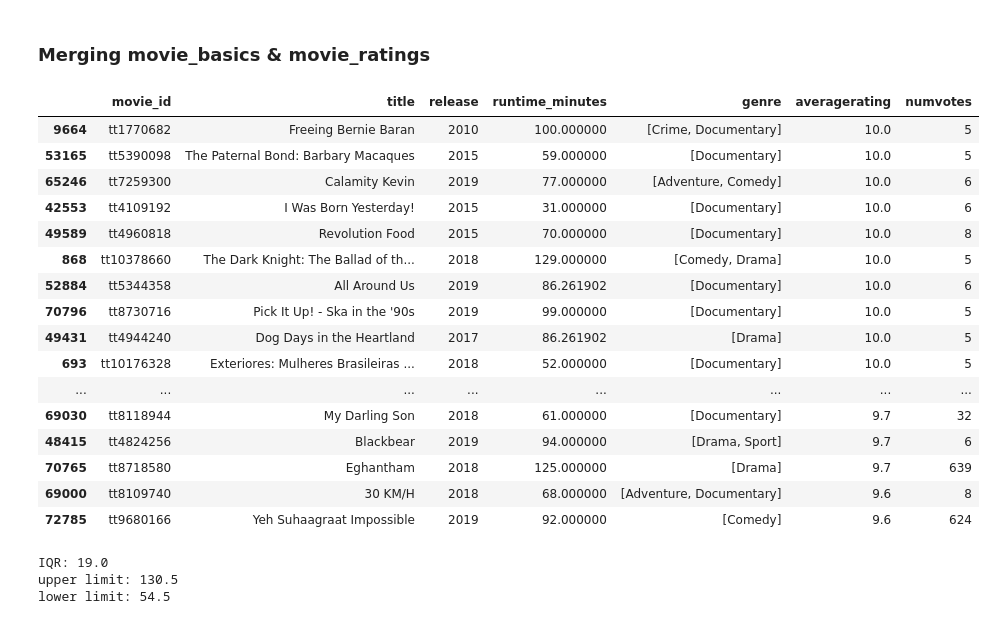
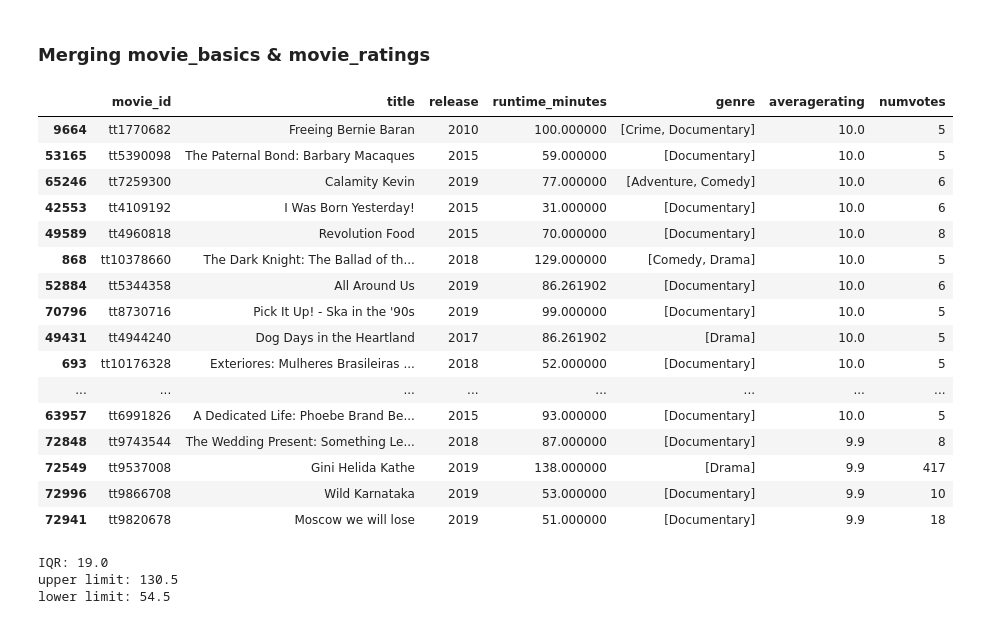
Before and after one commit to EKiplimo/Box-Office-Movie-Analysis, a Jupyter notebook: final_notebook.ipynb, the cells around one changed output. Cells and saved outputs as stored; diff of their text form; code cells hidden in the pictures.

```diff
--- a/final_notebook.ipynb
+++ b/final_notebook.ipynb
@@ -158,25 +158,25 @@ movie_ratings seems to be ready for manipulation as it lacks duplicates and all
 # %%
 df3 = movie_basics.merge(movie_ratings, on='movie_id', how='inner', suffixes=('B', 'R'))
 # %%
-df3.sort_values(by='averagerating',ascending=False).head(50)
+df3.sort_values(by='averagerating',ascending=False).head(20)
 # %% [output]
 |  | movie_id | title | release | runtime_minutes | genre | averagerating | numvotes |
 | 9664 | tt1770682 | Freeing Bernie Baran | 2010 | 100.000000 | [Crime, Documentary] | 10.0 | 5 |
 | 53165 | tt5390098 | The Paternal Bond: Barbary Macaques | 2015 | 59.000000 | [Documentary] | 10.0 | 5 |
 | 65246 | tt7259300 | Calamity Kevin | 2019 | 77.000000 | [Adventure, Comedy] | 10.0 | 6 |
 | 42553 | tt4109192 | I Was Born Yesterday! | 2015 | 31.000000 | [Documentary] | 10.0 | 6 |
 | 49589 | tt4960818 | Revolution Food | 2015 | 70.000000 | [Documentary] | 10.0 | 8 |
 | 868 | tt10378660 | The Dark Knight: The Ballad of th... | 2018 | 129.000000 | [Comedy, Drama] | 10.0 | 5 |
 | 52884 | tt5344358 | All Around Us | 2019 | 86.261902 | [Documentary] | 10.0 | 6 |
 | 70796 | tt8730716 | Pick It Up! - Ska in the '90s | 2019 | 99.000000 | [Documentary] | 10.0 | 5 |
 | 49431 | tt4944240 | Dog Days in the Heartland | 2017 | 86.261902 | [Drama] | 10.0 | 5 |
 | 693 | tt10176328 | Exteriores: Mulheres Brasileiras ... | 2018 | 52.000000 | [Documentary] | 10.0 | 5 |
 | ... | ... | ... | ... | ... | ... | ... | ... |
-| 69030 | tt8118944 | My Darling Son | 2018 | 61.000000 | [Documentary] | 9.7 | 32 |
-| 48415 | tt4824256 | Blackbear | 2019 | 94.000000 | [Drama, Sport] | 9.7 | 6 |
-| 70765 | tt8718580 | Eghantham | 2018 | 125.000000 | [Drama] | 9.7 | 639 |
-| 69000 | tt8109740 | 30 KM/H | 2018 | 68.000000 | [Adventure, Documentary] | 9.6 | 8 |
-| 72785 | tt9680166 | Yeh Suhaagraat Impossible | 2019 | 92.000000 | [Comedy] | 9.6 | 624 |
+| 63957 | tt6991826 | A Dedicated Life: Phoebe Brand Be... | 2015 | 93.000000 | [Documentary] | 10.0 | 5 |
+| 72848 | tt9743544 | The Wedding Present: Something Le... | 2018 | 87.000000 | [Documentary] | 9.9 | 8 |
+| 72549 | tt9537008 | Gini Helida Kathe | 2019 | 138.000000 | [Drama] | 9.9 | 417 |
+| 72996 | tt9866708 | Wild Karnataka | 2019 | 53.000000 | [Documentary] | 9.9 | 10 |
+| 72941 | tt9820678 | Moscow we will lose | 2019 | 51.000000 | [Documentary] | 9.9 | 18 |
 # %%
 Q1 = np.percentile(df3['runtime_minutes'],25)
 Q3 = np.percentile(df3['runtime_minutes'],75)
```
Also changed, not shown: parts of 3 cells of this notebook.
